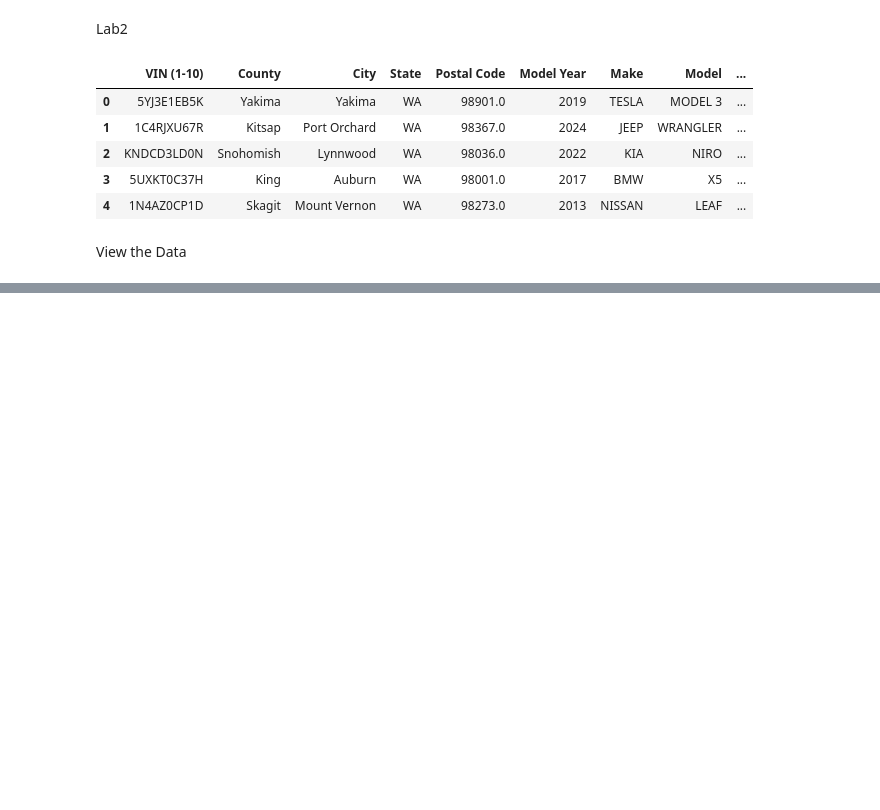
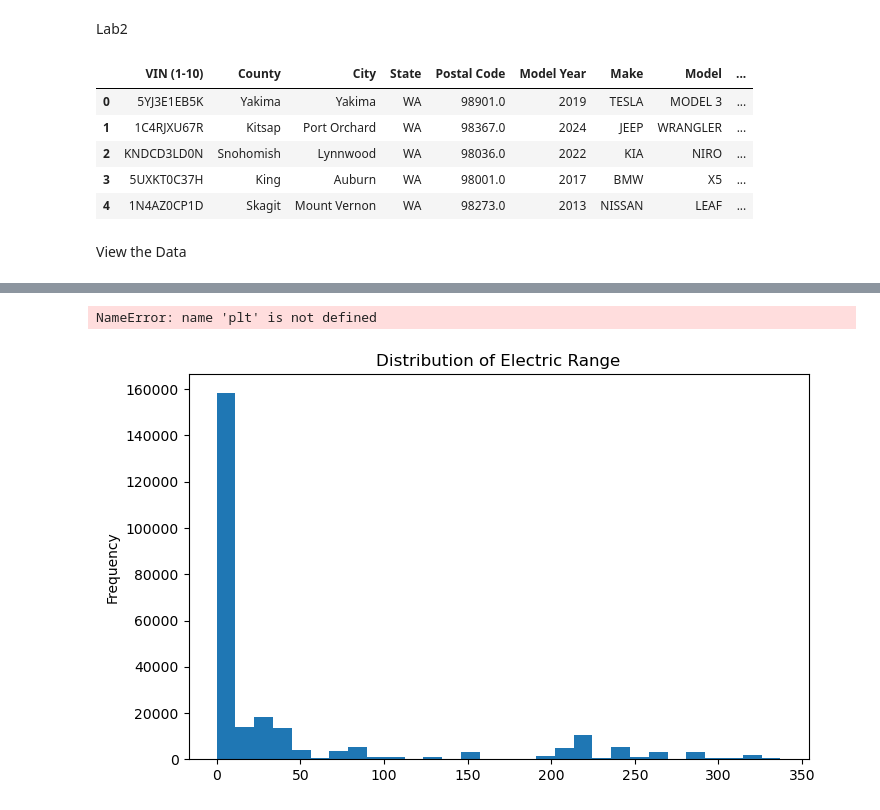
Before and after one commit to rileywillbaker/IA340-, a Jupyter notebook: Lab2.ipynb, the cells around one changed output, grey strips where cells are left out. Drawn from its saved outputs; the diff is of its cells as text; code cells hidden in the pictures; blank space fills up the shorter version.

```diff
--- a/Lab2.ipynb
+++ b/Lab2.ipynb
@@ -21,0 +219,8 @@ df.shape
+# %%
+# Histogram of electric range
+df_clean['Electric Range'].plot(kind='hist', bins=30, figsize=(8,5), title='Distribution of Electric Range')
+plt.xlabel('Electric Range (miles)')
+plt.show()
+# %% [output]
+NameError: name 'plt' is not defined
+[figure, added]
```
Also changed, not shown: parts of 14 cells of this notebook.
